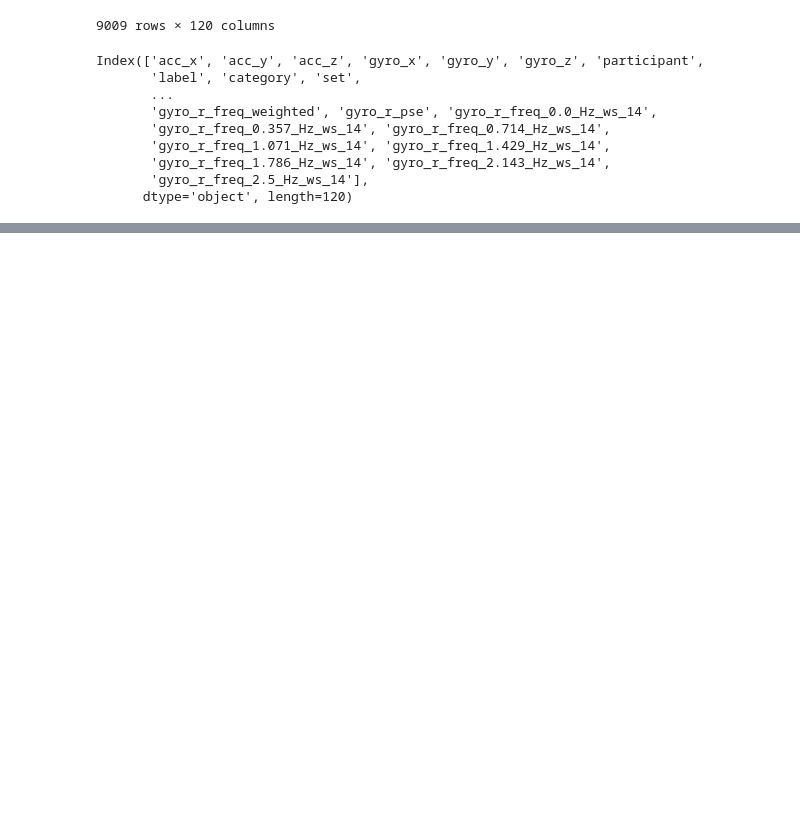
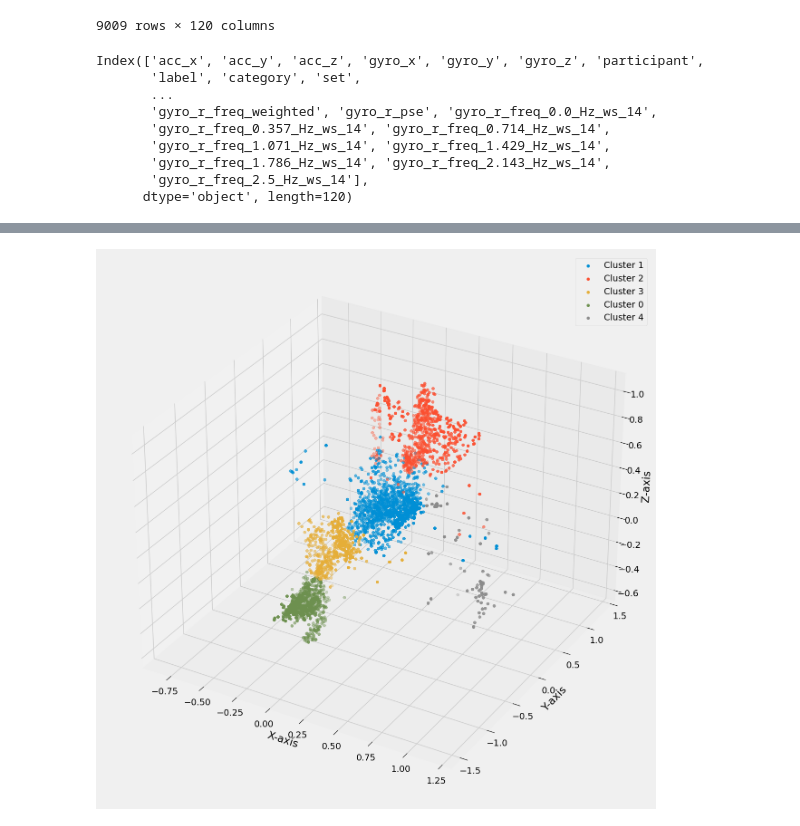
Before and after one commit to richikraj30/Fitness-tracker-ML, a Jupyter notebook: notebooks/feature_engineering.ipynb, the cells around one changed output, grey strips where cells are left out. Drawn from its saved outputs; the diff is of its cells as text; code cells hidden in the pictures; blank space fills up the shorter version.

```diff
--- a/notebooks/feature_engineering.ipynb
+++ b/notebooks/feature_engineering.ipynb
@@ -641,0 +732,8 @@ Index(['acc_x', 'acc_y', 'acc_z', 'gyro_x', 'gyro_y', 'gyro_z', 'participant',
+# %%
+# After seeing the plot we can say that the optimal value for k is 5.
+
+kmeans = KMeans(n_clusters = 5, n_init = 20, random_state =0)
+subset = df_cluster[cluster_columns]
+df_cluster["cluster"] = kmeans.fit_predict(subset)
+
+df_cluster
@@ -641,0 +755,15 @@ Index(['acc_x', 'acc_y', 'acc_z', 'gyro_x', 'gyro_y', 'gyro_z', 'participant',
+# %%
+# Plotting clusters
+
+fig = plt.figure(figsize=(15, 15))
+ax = fig.add_subplot(projection = "3d")
+for c in df_cluster["cluster"].unique():
+    subset = df_cluster[df_cluster["cluster"] == c]
+    ax.scatter(subset["acc_x"], subset["acc_y"], subset["acc_z"], label = f"Cluster {c}")
+ax.set_xlabel("X-axis")
+ax.set_ylabel("Y-axis")
+ax.set_zlabel("Z-axis")
+plt.legend()
+plt.show()
+# %% [output]
+[figure, added]
```
Also changed, not shown: parts of 12 cells of this notebook, 1 other file.
